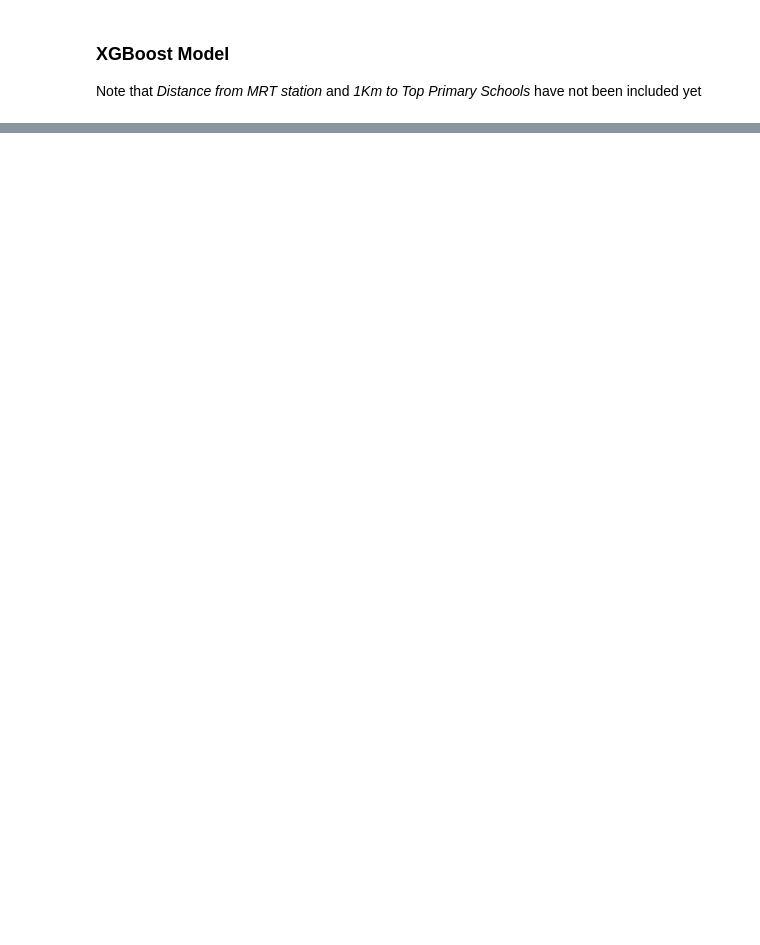
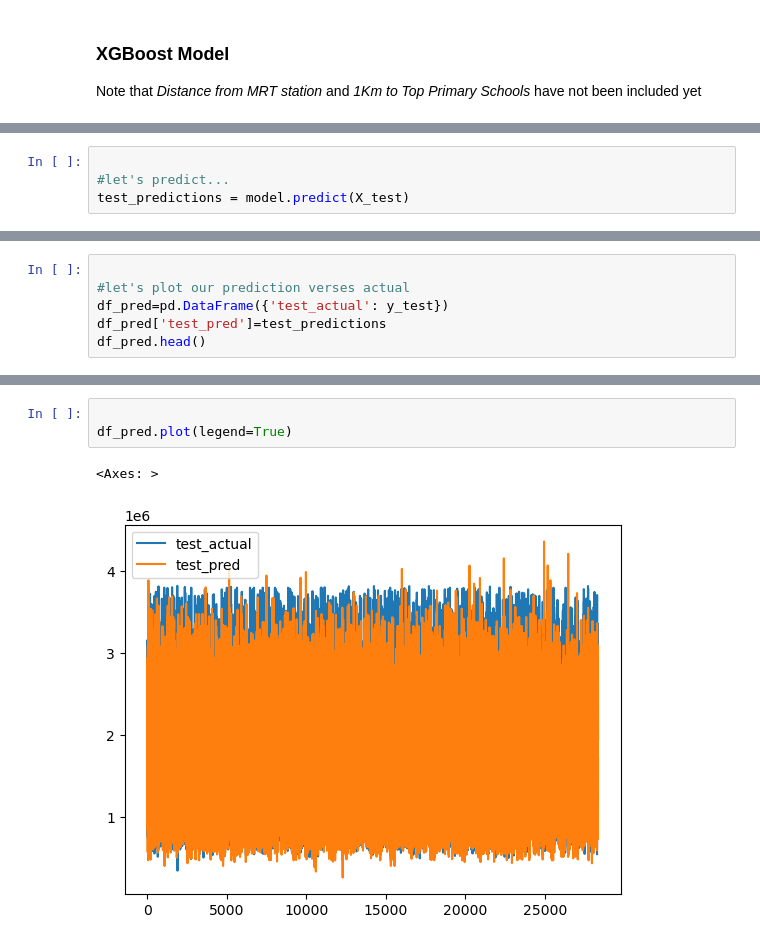
Before and after one commit to feliciahxy/SC1015-DSAI-project, a Jupyter notebook: EDA/ML Model.ipynb, the cells around one changed output, grey strips where cells are left out. Cells and saved outputs as stored; diff of their text form; blank space fills up the shorter version.

```diff
--- a/EDA/ML Model.ipynb
+++ b/EDA/ML Model.ipynb
@@ -104,0 +209,4 @@ R^2 Score: 0.8453
+# %%
+
+#let's predict...
+test_predictions = model.predict(X_test)
@@ -104,0 +215,6 @@ R^2 Score: 0.8453
+# %%
+
+#let's plot our prediction verses actual
+df_pred=pd.DataFrame({'test_actual': y_test})
+df_pred['test_pred']=test_predictions
+df_pred.head()
@@ -104,0 +228,6 @@ R^2 Score: 0.8453
+# %%
+
+df_pred.plot(legend=True)
+# %% [output]
+<Axes: >
+[figure, added]
```
Also changed, not shown: parts of 15 cells of this notebook, 1 other file.
